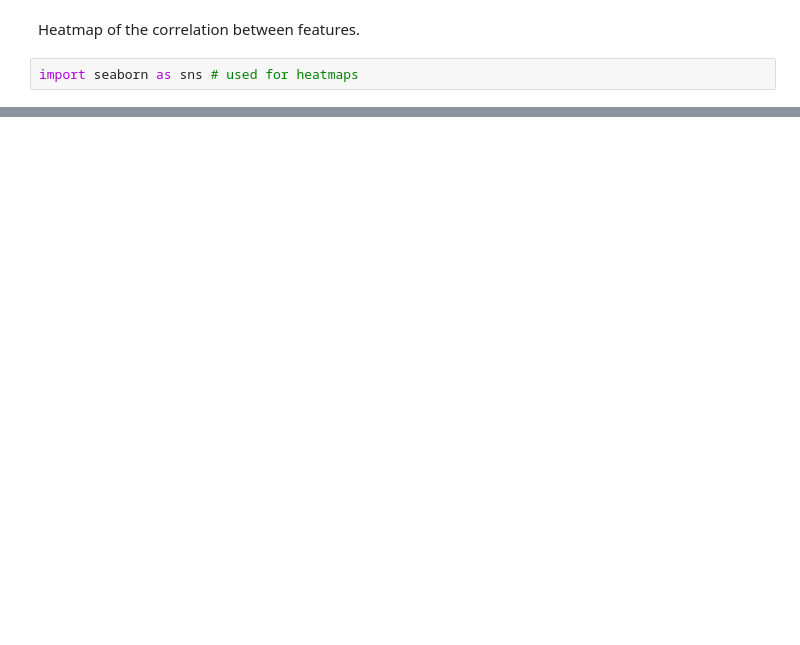
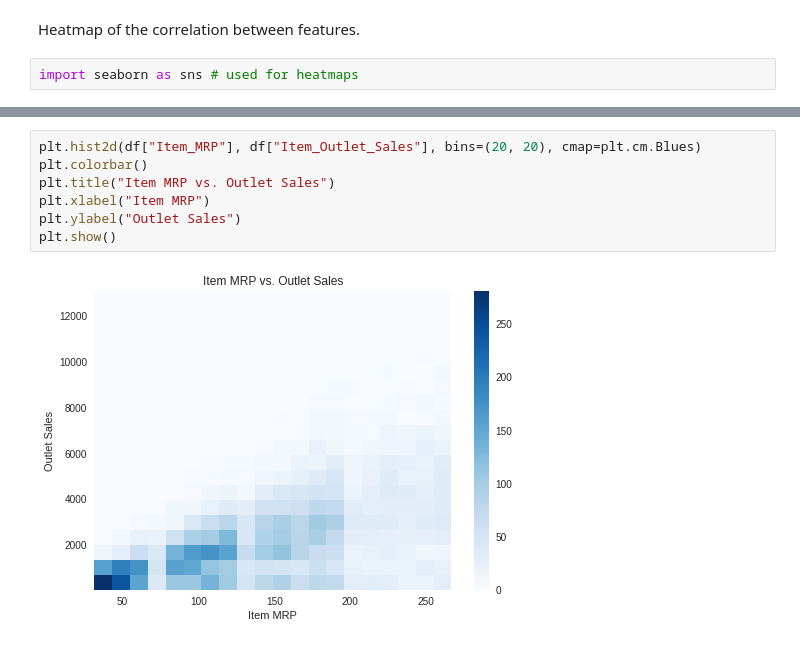
Before and after one commit to Jeremy-Alekai/food-sales-predictions., a Jupyter notebook: food_sales_predictions_.ipynb, the cells around one changed output, grey strips where cells are left out. Saved outputs shown, nothing was run; the diff lists cells and outputs as text; blank space fills up the shorter version.

```diff
--- a/food_sales_predictions_.ipynb
+++ b/food_sales_predictions_.ipynb
@@ -371,0 +381,9 @@ sns.heatmap(corr, cmap = 'Greens', annot = True)
+# %%
+plt.hist2d(df["Item_MRP"], df["Item_Outlet_Sales"], bins=(20, 20), cmap=plt.cm.Blues)
+plt.colorbar()
+plt.title("Item MRP vs. Outlet Sales")
+plt.xlabel("Item MRP")
+plt.ylabel("Outlet Sales")
+plt.show()
+# %% [output]
+[figure, added]
```
Also changed, not shown: parts of 25 cells of this notebook.
